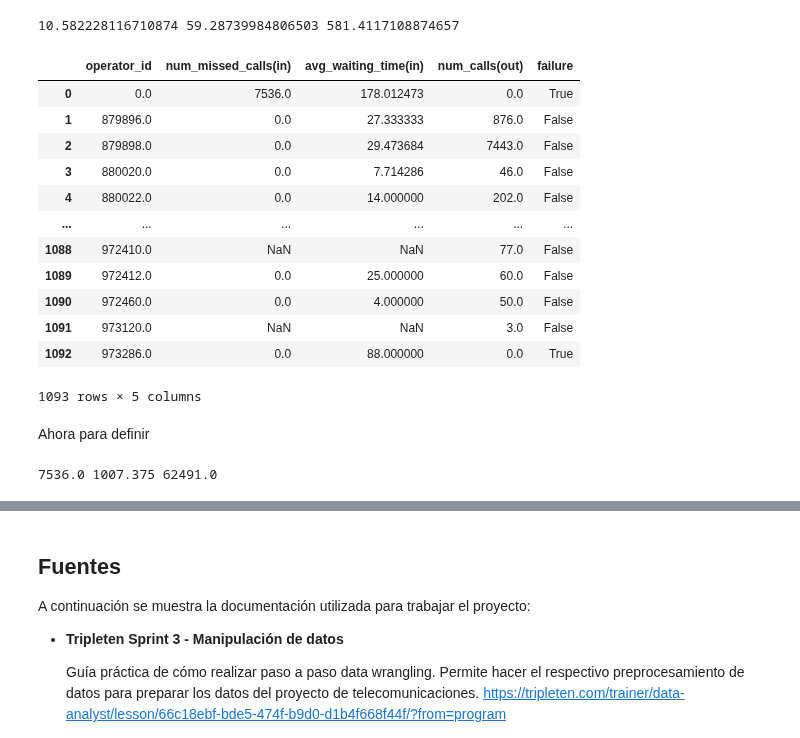
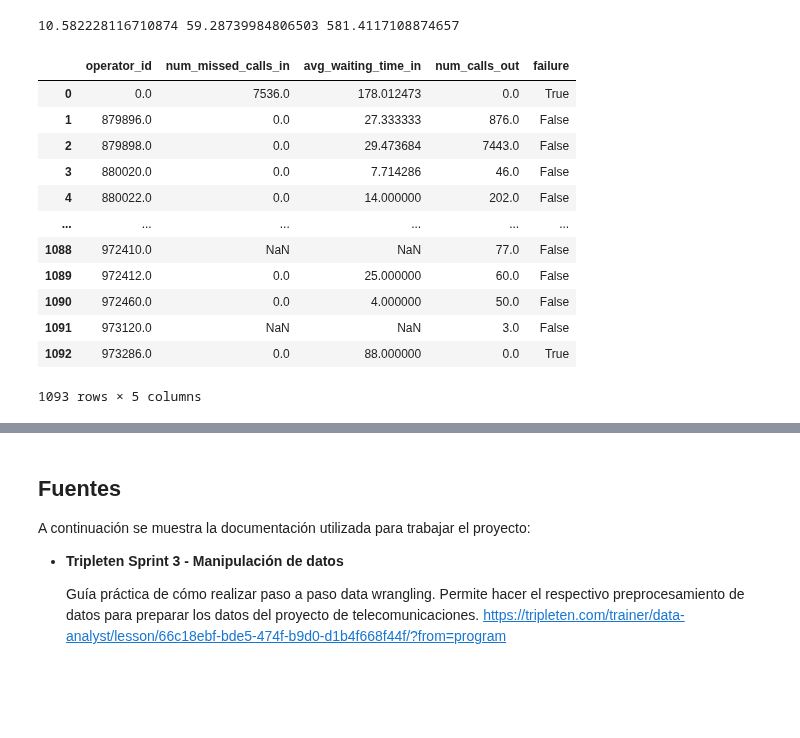
Before and after one commit to ScinDBad/DA_proyecto_final, a Jupyter notebook: proyecto_sp_14.ipynb, the cells around one changed output, grey strips where cells are left out. Saved outputs shown, nothing was run; the diff lists cells and outputs as text; code cells hidden in the pictures; blank space fills up the shorter version.

```diff
--- a/proyecto_sp_14.ipynb
+++ b/proyecto_sp_14.ipynb
@@ -602,7 +603,7 @@ aggregate = {'is_missed_call':'sum', 'waiting_duration':'mean', 'calls_count':'s
 
 # agrupar y obtener estadísticas de eficacia previamente definidas
 operators_performance = calls_full.groupby(['operator_id', 'direction']).agg(aggregate)
-operators_performance.columns = ['num_missed_calls(in)', 'avg_waiting_time(in)', 'num_calls(out)'] # renombrar columnas
+operators_performance.columns = ['num_missed_calls_in', 'avg_waiting_time_in', 'num_calls_out'] # renombrar columnas
 operators_performance = operators_performance.reset_index('direction')
 operators_performance # mostrar df de rendimiento general
 # %% [output]
@@ -629,7 +630,7 @@ Recordar las condiciones que definen ineficacia de operadores:
 # Número de llamadas entrantes perdidas y demoradas de atender
 in_missed_delayed_calls = operators_performance[operators_performance['direction']=='in'].iloc[:,:-1]
 in_missed_delayed_calls.drop('direction', axis=1, inplace=True)
-out_num_calls = operators_performance[operators_performance['direction']=='out']['num_calls(out)']
+out_num_calls = operators_performance[operators_performance['direction']=='out']['num_calls_out']
 
 report = pd.merge(in_missed_delayed_calls, out_num_calls, on = 'operator_id', how='outer').reset_index()
 report
@@ -662,7 +663,7 @@ interpretación:
 
         Realizar llamadas a clientes es obligación del operador, se puede reemplazar con '0'.
 # %%
-report['num_calls(out)'] = report['num_calls(out)'].fillna(0) # Reemplazar valores NaN
+report['num_calls_out'] = report['num_calls_out'].fillna(0).round(0) # Reemplazar valores NaN
 # %% [markdown]
 Construcción lógica para evaluar eficacia/ineficacia del operador:
 
@@ -676,19 +677,19 @@ $$A \lor B \lor C \to I$$
 
 Los umbrales AVG se definen por el valor medio de cada campo en el df `report`
 # %%
-avg_a, avg_b, avg_c = report[['num_missed_calls(in)', 'avg_waiting_time(in)', 'num_calls(out)']].mean()
+avg_a, avg_b, avg_c = report[['num_missed_calls_in', 'avg_waiting_time_in', 'num_calls_out']].mean()
 print(avg_a, avg_b, avg_c) # Mostrar valores medios que representan umbrales de ineficacia
 # %% [output]
 10.582228116710874 59.28739984806503 581.4117108874657
 # %%
 report['failure'] = np.logical_or(
-    report['num_missed_calls(in)'] > avg_a,
-    report['avg_waiting_time(in)'] > avg_b,
-    report['num_calls(out)'] < avg_c
+    report['num_missed_calls_in'] > avg_a,
+    report['avg_waiting_time_in'] > avg_b,
+    report['num_calls_out'] < avg_c
     )
 report
 # %% [output]
-|  | operator_id | num_missed_calls(in) | avg_waiting_time(in) | num_calls(out) | failure |
+|  | operator_id | num_missed_calls_in | avg_waiting_time_in | num_calls_out | failure |
 | 0 | 0.0 | 7536.0 | 178.012473 | 0.0 | True |
 | 1 | 879896.0 | 0.0 | 27.333333 | 876.0 | False |
 | 2 | 879898.0 | 0.0 | 29.473684 | 7443.0 | False |
@@ -701,10 +702,3 @@ report
 | 1091 | 973120.0 | NaN | NaN | 3.0 | False |
 | 1092 | 973286.0 | 0.0 | 88.000000 | 0.0 | True |
 1093 rows × 5 columns
-# %% [markdown]
-Ahora para definir
-# %%
-max_a, max_b, max_c = report[['num_missed_calls(in)', 'avg_waiting_time(in)', 'num_calls(out)']].max()
-print(max_a, max_b, max_c) # Mostrar valores maximos para normalizar de 0 a 1
-# %% [output]
-7536.0 1007.375 62491.0
```
Also changed, not shown: parts of 9 cells of this notebook.
